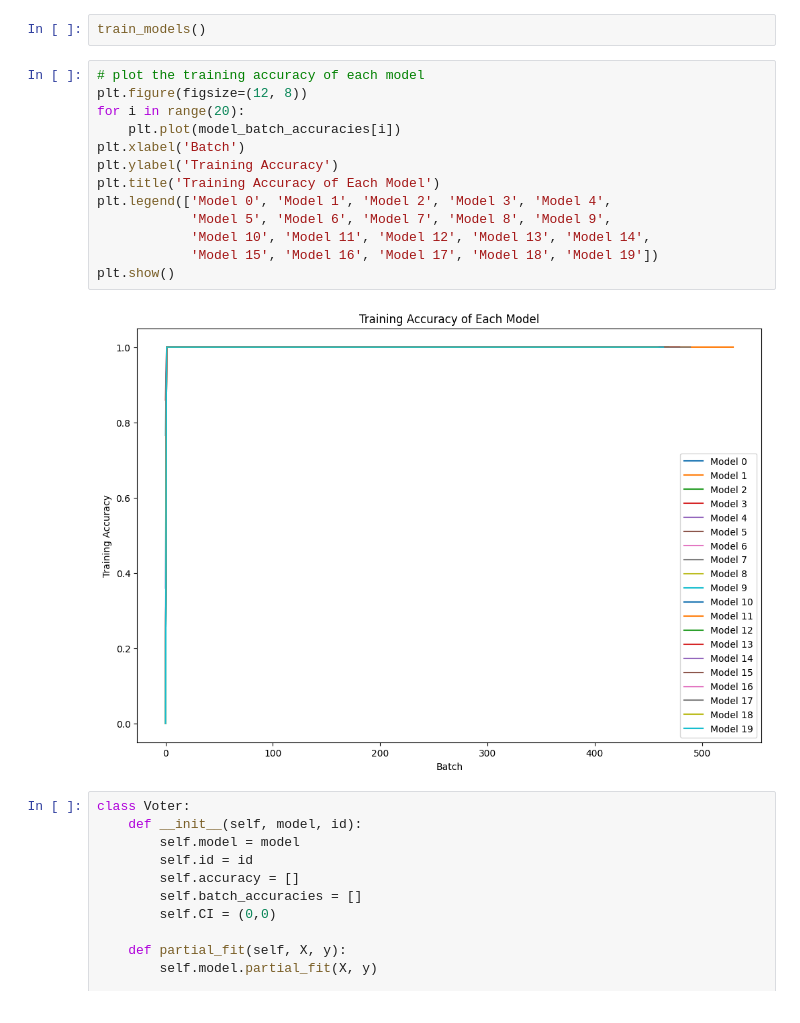
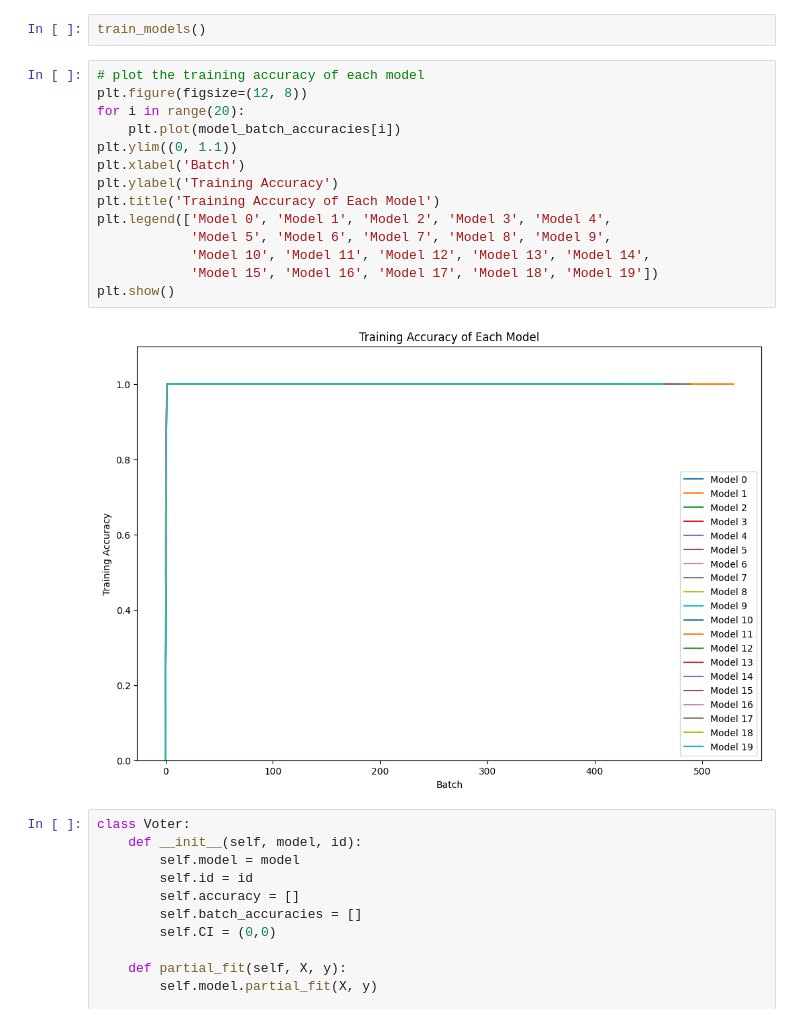
Before and after one commit to cartgr/banditLiquidDem, a Jupyter notebook: covariate_shift/fixed_clfs.ipynb, the cells around one changed output. Cells and saved outputs as stored; diff of their text form.

```diff
--- a/covariate_shift/fixed_clfs.ipynb
+++ b/covariate_shift/fixed_clfs.ipynb
@@ -287,18 +298,19 @@ train_models()
 # %%
 # plot the training accuracy of each model
 plt.figure(figsize=(12, 8))
 for i in range(20):
     plt.plot(model_batch_accuracies[i])
+plt.ylim((0, 1.1))
 plt.xlabel('Batch')
 plt.ylabel('Training Accuracy')
 plt.title('Training Accuracy of Each Model')
 plt.legend(['Model 0', 'Model 1', 'Model 2', 'Model 3', 'Model 4',
             'Model 5', 'Model 6', 'Model 7', 'Model 8', 'Model 9',
             'Model 10', 'Model 11', 'Model 12', 'Model 13', 'Model 14',
             'Model 15', 'Model 16', 'Model 17', 'Model 18', 'Model 19'])
 plt.show()
 # %% [output]
-[figure, old version]
+[figure, new version]
 # %%
 class Voter:
     def __init__(self, model, id):
```
Also changed, not shown: parts of 5 cells of this notebook, 1 other file.
